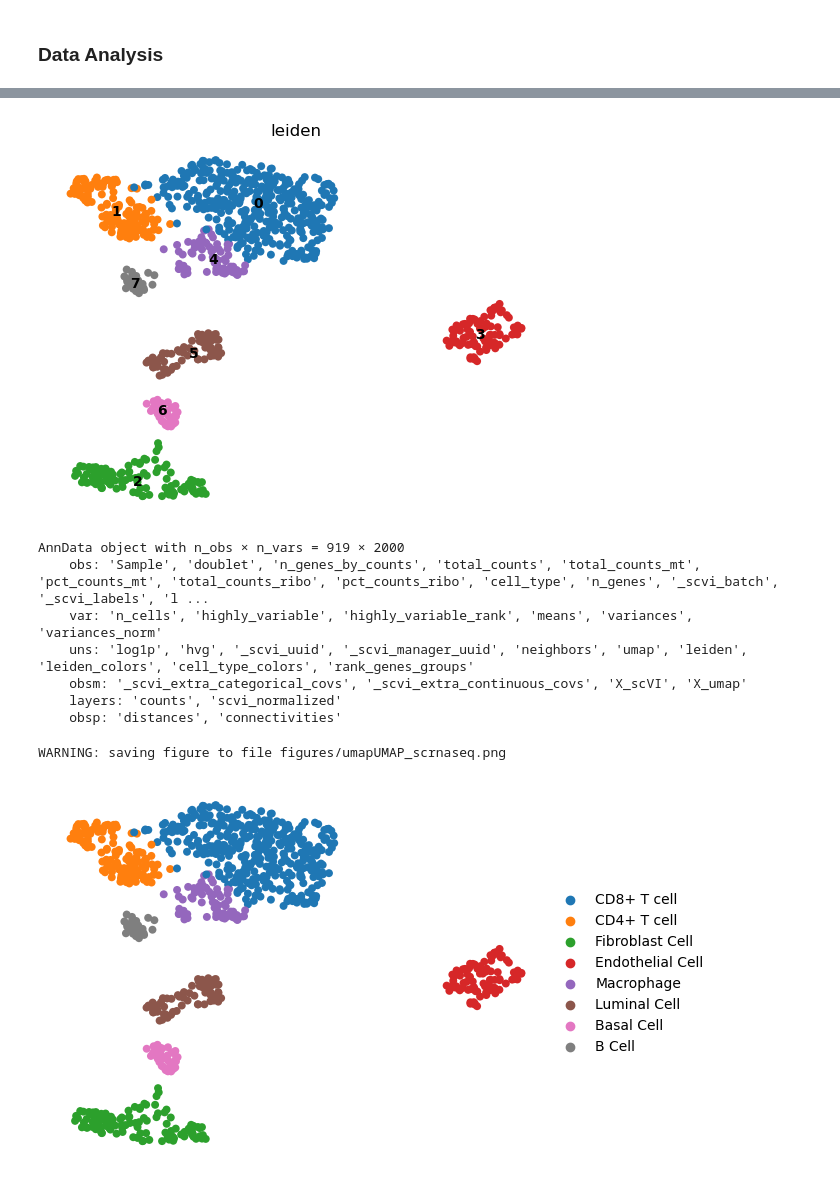
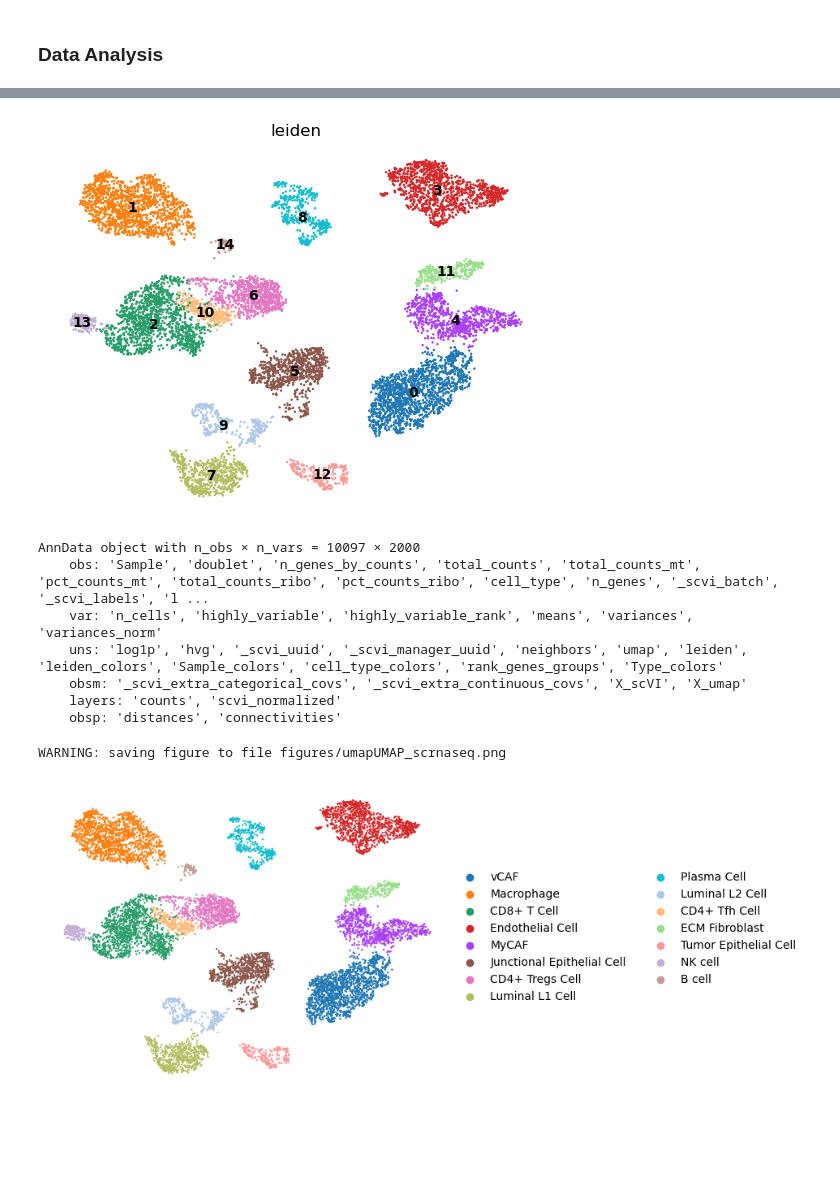
Before and after one commit to wcjohnchen/single_cell, a Jupyter notebook: src/sc_RNASeq.ipynb, the cells around one changed output, grey strips where cells are left out. Drawn from its saved outputs; the diff is of its cells as text; code cells hidden in the pictures; blank space fills up the shorter version.

```diff
--- a/src/sc_RNASeq.ipynb
+++ b/src/sc_RNASeq.ipynb
@@ -25,9 +25,14 @@ ref_data = sc.read_h5ad('TS_Mammary.h5ad')
 print(ref_data)
 
 ######################################################## load data
-file = 'scrnaseq_processed_data.h5ad' ### <--- data
+file = 'scrnaseq_processed_data_10232025.h5ad' ### <--- data
+#file = 'scrnaseq_processed_data_EDIT.h5ad' ### <--- data
+#file = 'sc_rna_seq_combined.h5ad' ### <--- data
+
 dat1 = sc.read_h5ad(file)
+#dat1.obs.to_csv("dat1.csv")
 print(dat1)
+print("After reload:", dat1.obs['Sample'].unique())
 
 ######################################################## concatenate data
 dat1 = dat1.concatenate(ref_data)
@@ -311,36 +350,43 @@ markers_scvi
 # %%
 sc.pl.umap(dat1, color = ['leiden'], frameon = False, legend_loc = "on data")
 # %% [output]
-[figure, old version]
+[figure, new version]
 # %%
 dat1
 # %% [output]
-AnnData object with n_obs × n_vars = 919 × 2000
+AnnData object with n_obs × n_vars = 10097 × 2000
     obs: 'Sample', 'doublet', 'n_genes_by_counts', 'total_counts', 'total_counts_mt', 'pct_counts_mt', 'total_counts_ribo', 'pct_counts_ribo', 'cell_type', 'n_genes', '_scvi_batch', '_scvi_labels', 'l ...
     var: 'n_cells', 'highly_variable', 'highly_variable_rank', 'means', 'variances', 'variances_norm'
-    uns: 'log1p', 'hvg', '_scvi_uuid', '_scvi_manager_uuid', 'neighbors', 'umap', 'leiden', 'leiden_colors', 'cell_type_colors', 'rank_genes_groups'
+    uns: 'log1p', 'hvg', '_scvi_uuid', '_scvi_manager_uuid', 'neighbors', 'umap', 'leiden', 'leiden_colors', 'Sample_colors', 'cell_type_colors', 'rank_genes_groups', 'Type_colors'
     obsm: '_scvi_extra_categorical_covs', '_scvi_extra_continuous_covs', 'X_scVI', 'X_umap'
     layers: 'counts', 'scvi_normalized'
     obsp: 'distances', 'connectivities'
 # %%
 ######################################################## labelling leiden clusters
 Type = {
-"0":'CD8+ T cell',
-"1":'CD4+ T cell',
-"2":'Fibroblast Cell',
+"0":'vCAF',
+"1":'Macrophage',
+"2":'CD8+ T Cell',
 "3":'Endothelial Cell',
-"4":'Macrophage',
-"5":'Luminal Cell',
-"6":'Basal Cell',
-"7":'B Cell'
+"4":'MyCAF',
+"5":'Junctional Epithelial Cell',
+"6":'CD4+ Tregs Cell',
+"7":'Luminal L1 Cell',
+"8":'Plasma Cell',
+"9":'Luminal L2 Cell',
+"10":'CD4+ Tfh Cell',
+"11":'ECM Fibroblast',
+"12":'Tumor Epithelial Cell',
+"13":'NK cell',
+"14":'B cell'
 }
 dat1.obs['Type'] = dat1.obs.leiden.map(Type)
 
 ######################################################## plot
 sc.pl.umap(dat1, color = ['Type'], frameon = False, title="",  save='UMAP_scrnaseq.png')
 # %% [output]
 WARNING: saving figure to file figures/umapUMAP_scrnaseq.png
-[figure, old version]
+[figure, new version]
 # %%
 ######################################################## wilcoxon DE
 ######################################################## Load APA gene list
```
Also changed, not shown: parts of 31 cells of this notebook.
